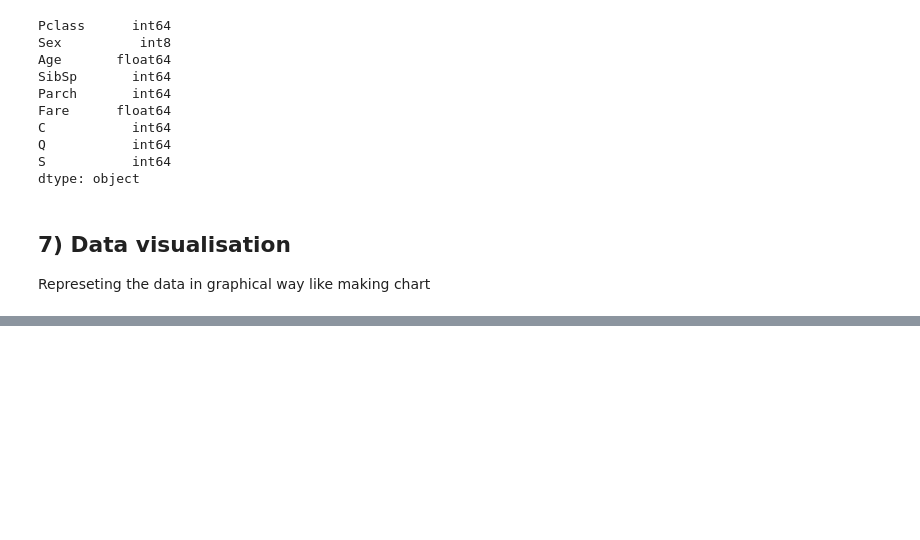
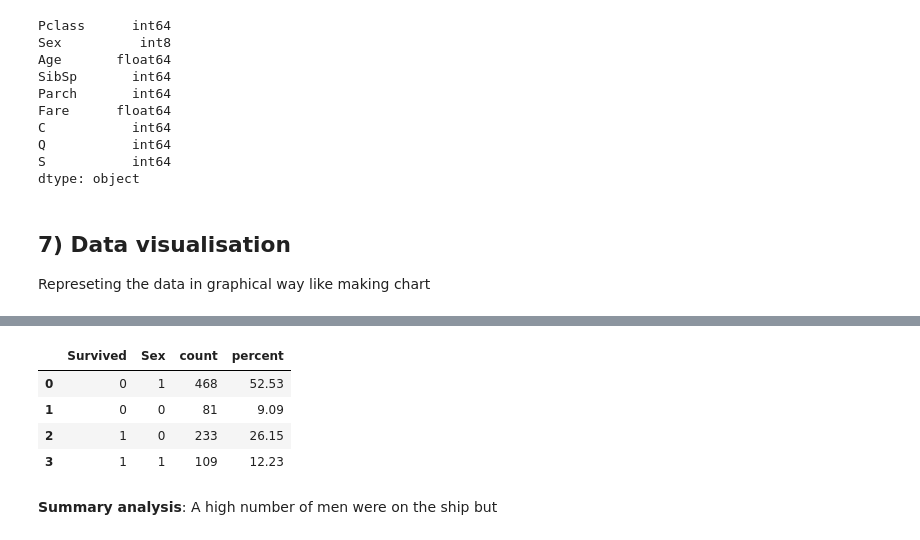
Before and after one commit to denis-spe/titanic, a Jupyter notebook: survival_with_py.ipynb, the cells around one changed output, grey strips where cells are left out. Drawn from its saved outputs; the diff is of its cells as text; code cells hidden in the pictures; blank space fills up the shorter version.

```diff
--- a/survival_with_py.ipynb
+++ b/survival_with_py.ipynb
@@ -1073,0 +1110,12 @@ graph.concat(
+# %%
+d = visual_df.groupby(["Survived"])["Sex"].value_counts().reset_index()
+d["percent"] = (d["count"] / visual_df.shape[0]).round(4) * 100
+d
+# %% [output]
+|  | Survived | Sex | count | percent |
+| 0 | 0 | 1 | 468 | 52.53 |
+| 1 | 0 | 0 | 81 | 9.09 |
+| 2 | 1 | 0 | 233 | 26.15 |
+| 3 | 1 | 1 | 109 | 12.23 |
+# %% [markdown]
+**Summary analysis**: A high number of men were on the ship but
```
Also changed, not shown: parts of 12 cells of this notebook.
